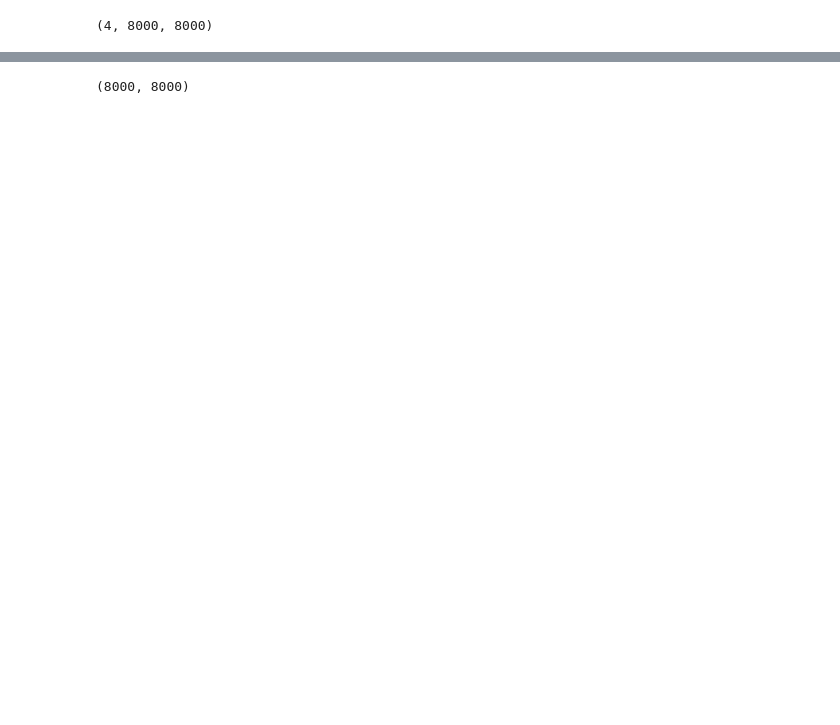
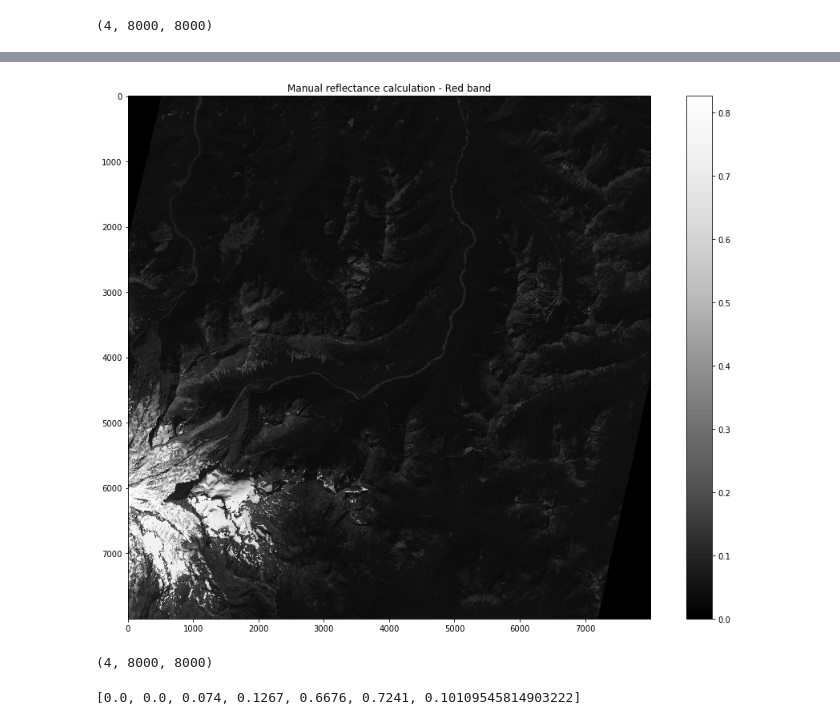
Before and after one commit to geohackweek/ghw2019_planetpieces, a Jupyter notebook: contributors/jmhu/Data_Walkthrough.ipynb, the cells around one changed output, grey strips where cells are left out. Drawn from its saved outputs; the diff is of its cells as text; code cells hidden in the pictures; blank space fills up the shorter version.

```diff
--- a/contributors/jmhu/Data_Walkthrough.ipynb
+++ b/contributors/jmhu/Data_Walkthrough.ipynb
@@ -134,7 +122,7 @@ x.shape
 # %% [output]
 (4, 8000, 8000)
 # %%
-blue=x[0,:,:]
-green=x[1,:,:]
-red=x[2,:,:]
-nir=x[3,:,:]
+blue_manual=x[0,:,:]
+green_manual=x[1,:,:]
+red_manual=x[2,:,:]
+nir_manual=x[3,:,:]
@@ -140,0 +140,4 @@ nir=x[3,:,:]
+# %%
+plot_me(red_manual, arr_title="Manual reflectance calculation - Red band")
+# %% [output]
+[figure, added]
@@ -140,0 +156,4 @@ nir=x[3,:,:]
+# %%
+refl_arr.shape
+# %% [output]
+(4, 8000, 8000)
@@ -141,4 +165,5 @@ nir=x[3,:,:]
 # %%
 blue.shape
+tell_me_more(blue)
 # %% [output]
-(8000, 8000)
+[0.0, 0.0, 0.074, 0.1267, 0.6676, 0.7241, 0.10109545814903222]
```
Also changed, not shown: parts of 25 cells of this notebook, 1 other file.
